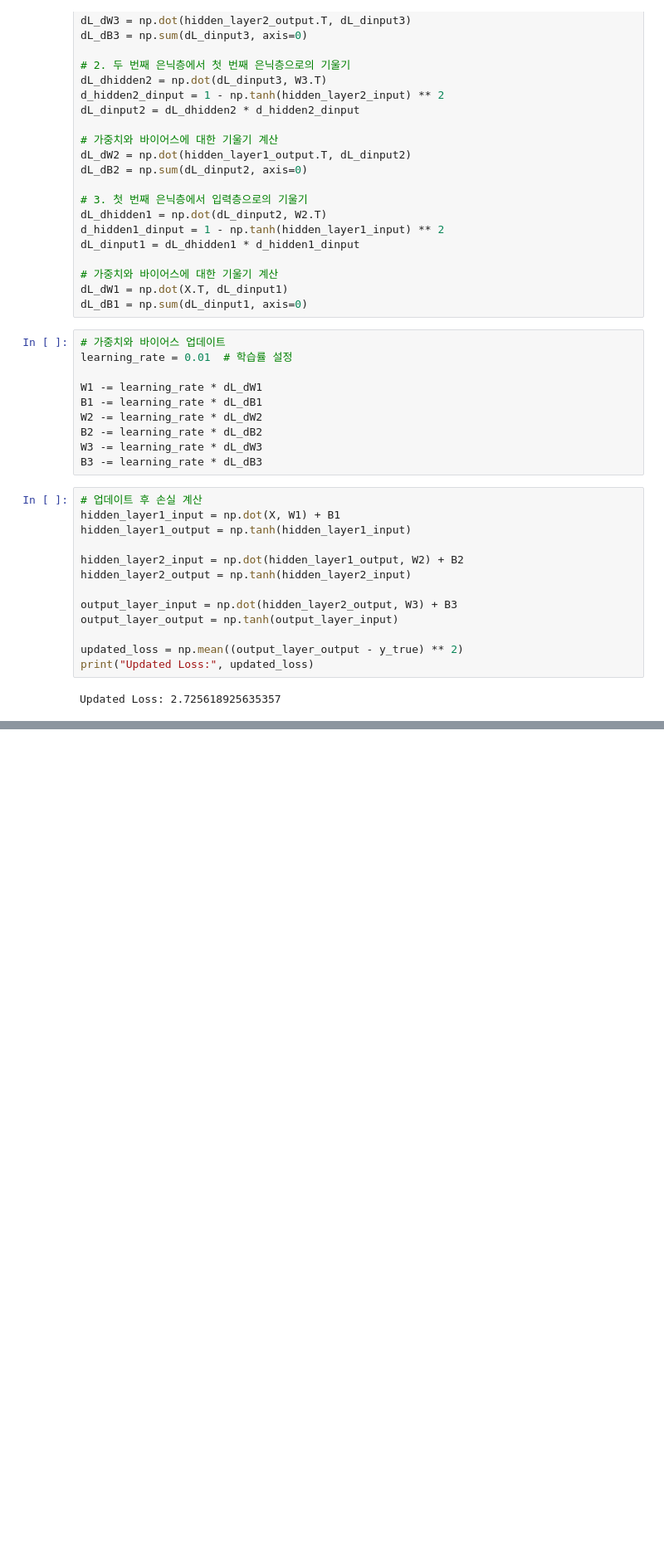
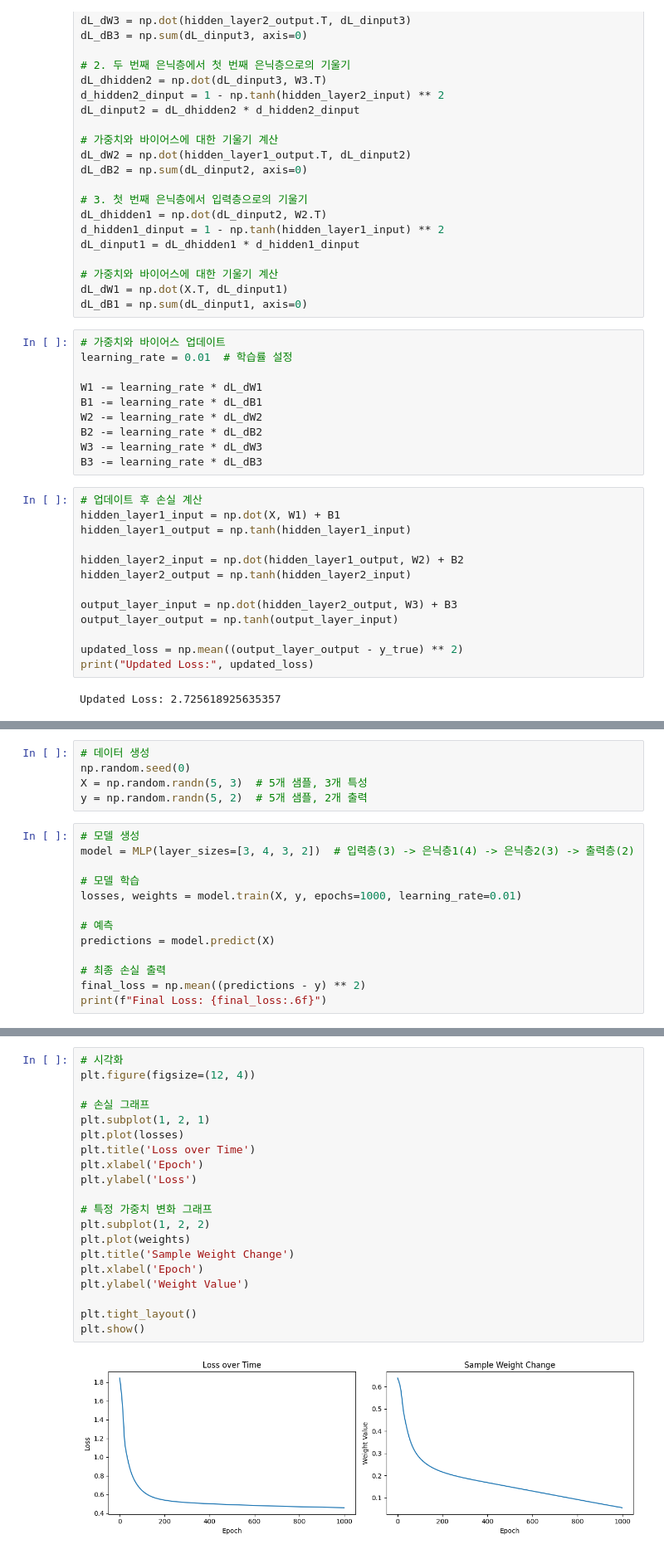
Before and after one commit to dkim949/algorithms-from-scratch, a Jupyter notebook: supervised/neural_networks/multi_layer_perceptron.ipynb, the cells around one changed output, grey strips where cells are left out. Shown at 83% size. Cells and saved outputs as stored; diff of their text form; blank space fills up the shorter version.

```diff
--- a/supervised/neural_networks/multi_layer_perceptron.ipynb
+++ b/supervised/neural_networks/multi_layer_perceptron.ipynb
@@ -166,0 +174,18 @@ Updated Loss: 2.725618925635357
+# %%
+# 데이터 생성
+np.random.seed(0)
+X = np.random.randn(5, 3)  # 5개 샘플, 3개 특성
+y = np.random.randn(5, 2)  # 5개 샘플, 2개 출력
+# %%
+# 모델 생성
+model = MLP(layer_sizes=[3, 4, 3, 2])  # 입력층(3) -> 은닉층1(4) -> 은닉층2(3) -> 출력층(2)
+
+# 모델 학습
+losses, weights = model.train(X, y, epochs=1000, learning_rate=0.01)
+
+# 예측
+predictions = model.predict(X)
+
+# 최종 손실 출력
+final_loss = np.mean((predictions - y) ** 2)
+print(f"Final Loss: {final_loss:.6f}")
@@ -166,0 +204,22 @@ Updated Loss: 2.725618925635357
+# %%
+# 시각화
+plt.figure(figsize=(12, 4))
+
+# 손실 그래프
+plt.subplot(1, 2, 1)
+plt.plot(losses)
+plt.title('Loss over Time')
+plt.xlabel('Epoch')
+plt.ylabel('Loss')
+
+# 특정 가중치 변화 그래프
+plt.subplot(1, 2, 2)
+plt.plot(weights)
+plt.title('Sample Weight Change')
+plt.xlabel('Epoch')
+plt.ylabel('Weight Value')
+
+plt.tight_layout()
+plt.show()
+# %% [output]
+[figure, added]
```
Also changed, not shown: parts of 4 cells of this notebook, 2 other files.
